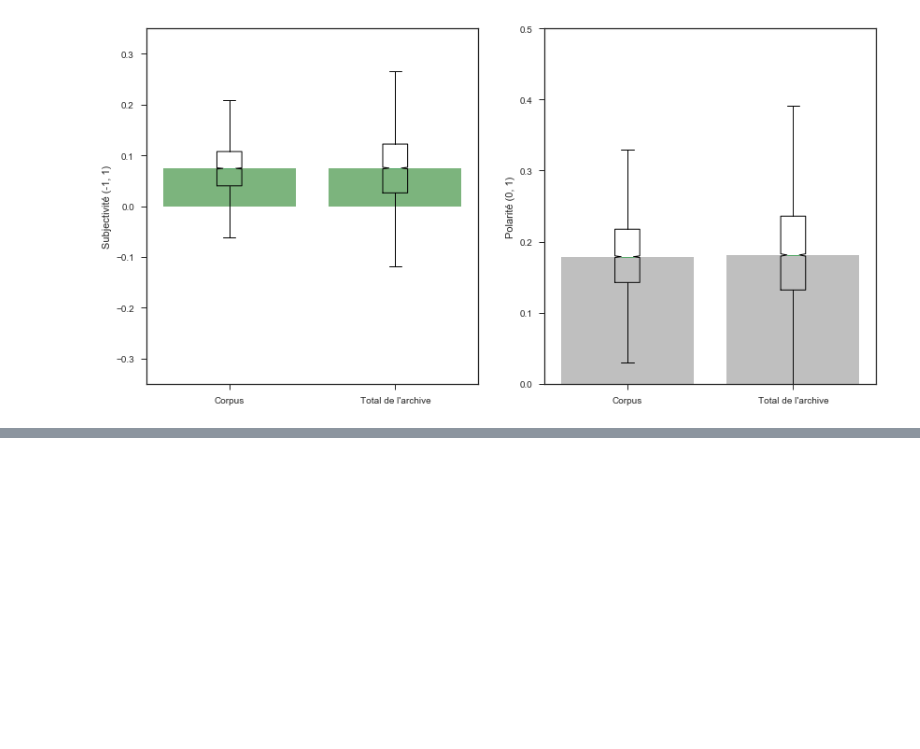
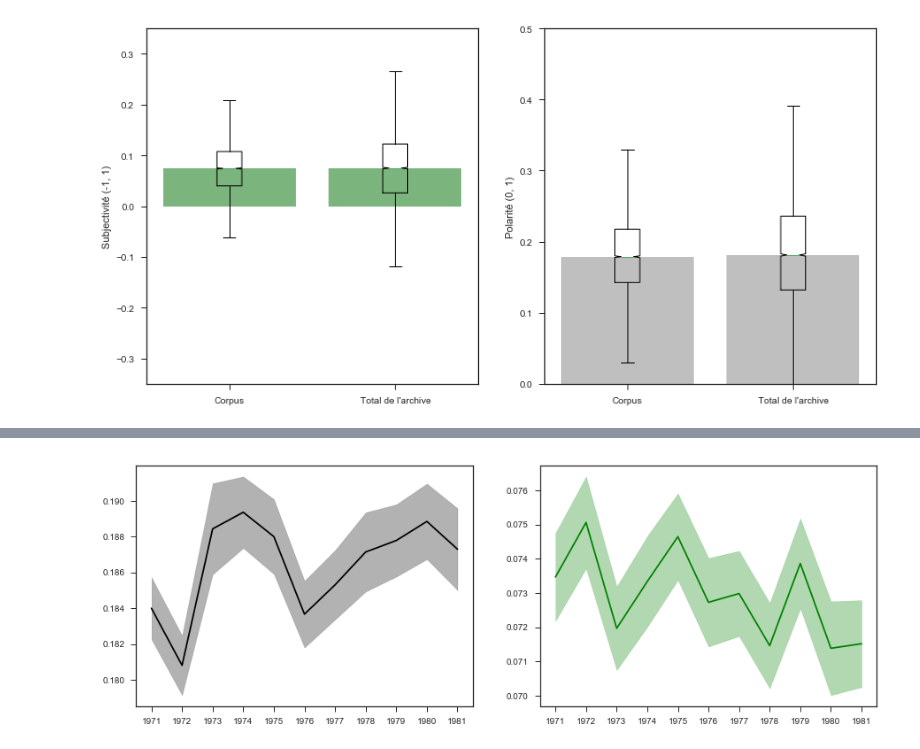
Before and after one commit to RPetitpierre/letemps_archive_opep, a Jupyter notebook: Sentiment_&_TTK.ipynb, the cells around one changed output, grey strips where cells are left out. Cells and saved outputs as stored; diff of their text form; code cells hidden in the pictures; blank space fills up the shorter version.

```diff
--- a/Sentiment_&_TTK.ipynb
+++ b/Sentiment_&_TTK.ipynb
@@ -318,3 +352,42 @@ plt.show();
+# %%
+lower_bound, mean, upper_bound = [], [], []
+lower_bound_, mean_, upper_bound_ = [], [], []
+
+# Compute the 95% confidence interval
+for i in range(len(polarity)):
+    m, lb, ub = mean_confidence_interval(polarity[i])
+
+    lower_bound.append(lb)
+    mean.append(m)
+    upper_bound.append(ub)
+
+for i in range(len(subjectivity)):
+    m, lb, ub = mean_confidence_interval(subjectivity[i])
+
+    lower_bound_.append(lb)
+    mean_.append(m)
+    upper_bound_.append(ub)
+# %%
+sns.set(rc={'figure.figsize':(15,5)})
+sns.set_style("ticks")
+# %%
+f, (ax1, ax2) = plt.subplots(1, 2)
+
+ax1.fill_between(range(len(mean)), upper_bound, lower_bound, color = 'k', alpha=.3)
+ax1.plot(mean, 'k')
+
+ax2.fill_between(range(len(mean_)), upper_bound_, lower_bound_, color = 'g', alpha=.3)
+ax2.plot(mean_, 'g')
+
+ax1.set_xticks(np.arange(len(years)))
+ax2.set_xticks(np.arange(len(years)))
+
+ax1.set_xticklabels(years)
+ax2.set_xticklabels(years)
+
+plt.show();
+# %% [output]
+[figure, added]
 # %%
 subjectivity, polarity = [], []
 median_subj, median_pol = [], []
```
Also changed, not shown: parts of 13 cells of this notebook.
